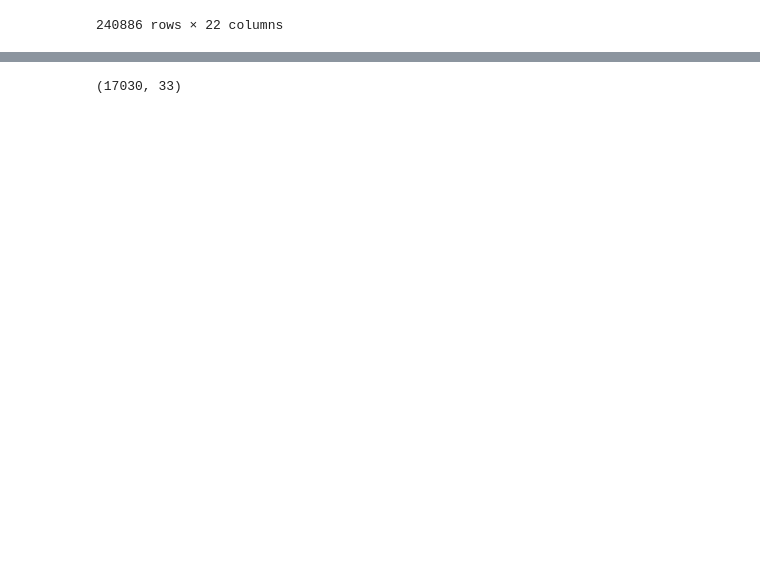
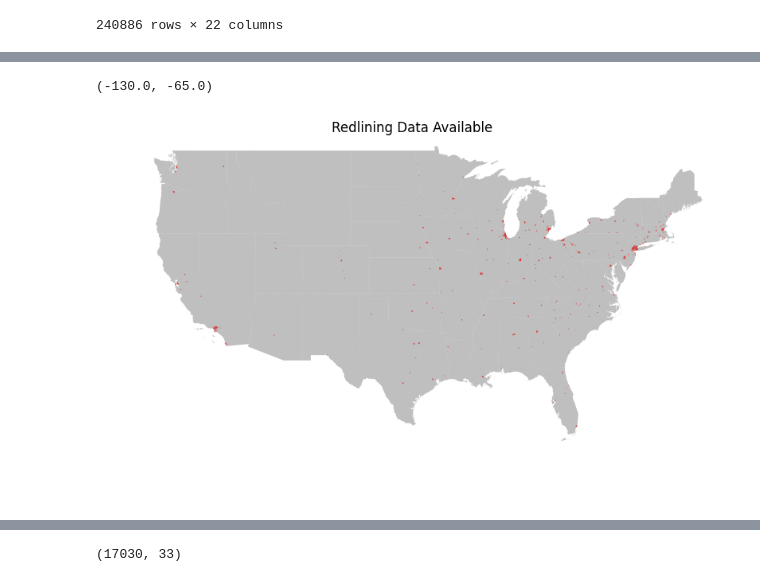
Before and after one commit to GitHusbando/BerkeleyExtension_AIAssignment_FinalProject, a Jupyter notebook: final_project.ipynb, the cells around one changed output, grey strips where cells are left out. Cells and saved outputs as stored; diff of their text form; code cells hidden in the pictures; blank space fills up the shorter version.

```diff
--- a/final_project.ipynb
+++ b/final_project.ipynb
@@ -41,0 +42,19 @@ dtype: int64
+# %%
+# Now we'll get a map of the United States for display purposes.
+# The below guide pointed me to a usable URL (the US census website is a bit broken right now).
+# https://medium.com/@alex_44314/use-python-geopandas-to-make-a-us-map-with-alaska-and-hawaii-39a9f5c222c6
+
+# URL of the US states shapefile
+url = "https://www2.census.gov/geo/tiger/GENZ2018/shp/cb_2018_us_state_500k.zip"
+zip_path = "data/cb_2018_us_state_500k.zip"
+shapefile_path = "data/cb_2018_us_state_500k/cb_2018_us_state_500k.shp"
+
+
+# Download the zip file
+urllib.request.urlretrieve(url, zip_path)
+
+# Unzip the shapefile
+shutil.unpack_archive(zip_path, "data/cb_2018_us_state_500k")
+
+# Load the shapefile into a GeoDataFrame
+us_map = gpd.read_file(shapefile_path)
@@ -78 +115,14 @@ cdc_data
+# %%
+# Now we can take a look at the redline data on a map.
+plt.figure(figsize=(10, 10))
+plt.title("Redlining Data Available")
+plt.axis("off")
+
+us_map.plot(ax=plt.gca(), facecolor="gray", alpha=0.5)
+redline_data.plot(ax=plt.gca(), facecolor="red")
+plt.ylim(20, 50)
+plt.xlim(-130, -65)
+# %% [output]
+(-130.0, -65.0)
+[figure, added]
 # %%
```
Also changed, not shown: parts of 52 cells of this notebook.
